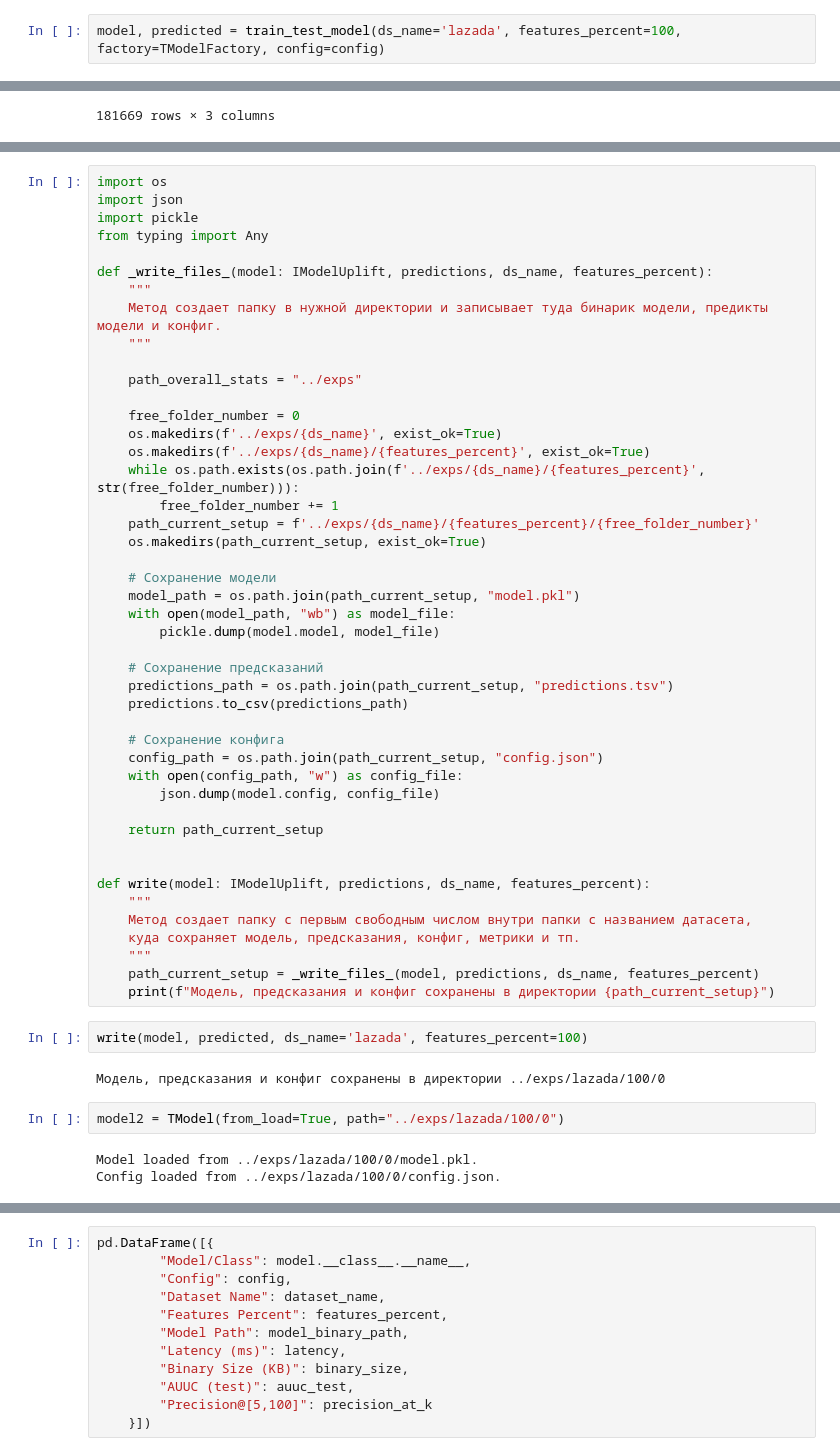
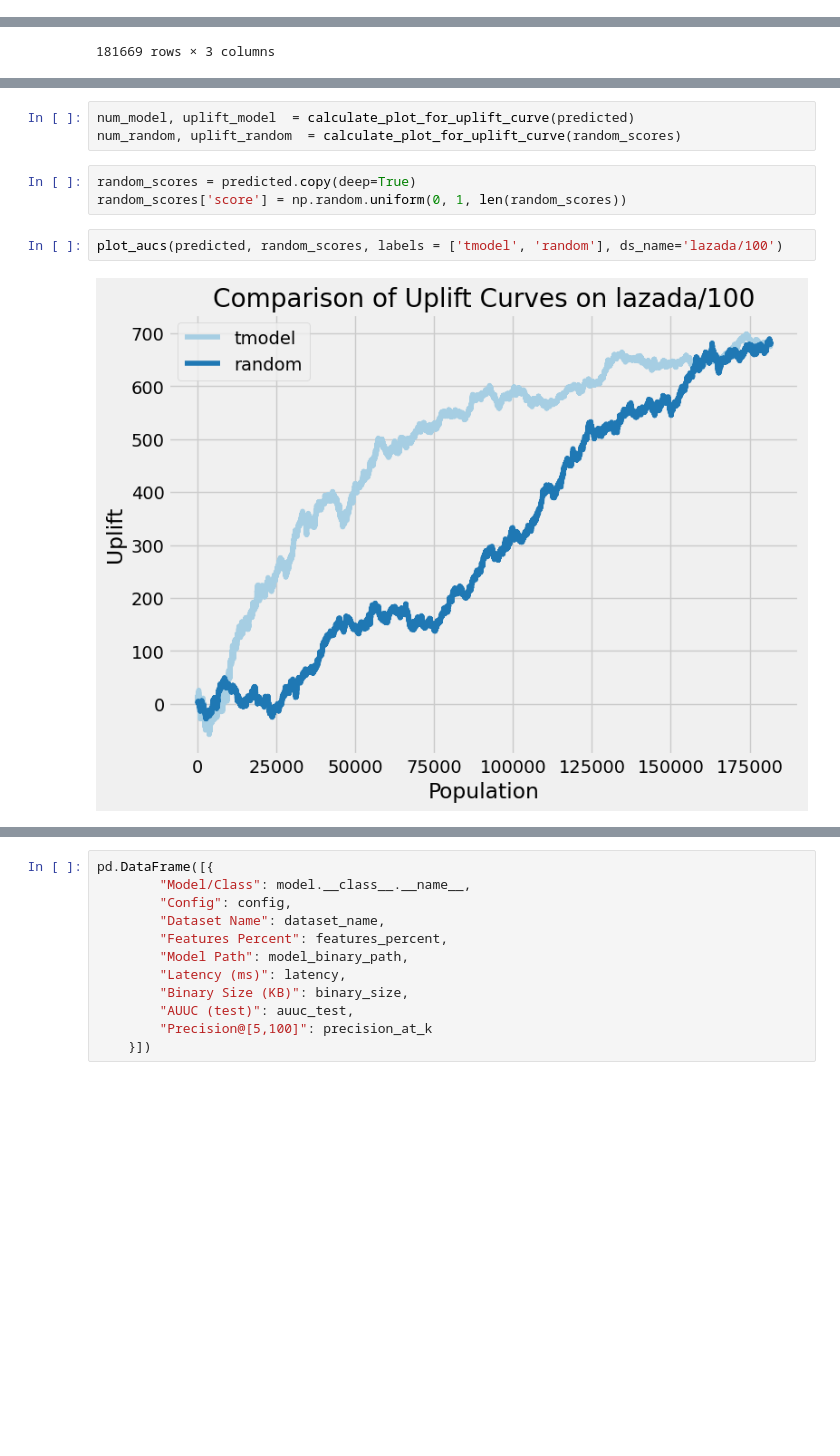
Before and after one commit to OganyanRV/UpliftModelingResearch, a Jupyter notebook: notebooks/sanbox for model factory.ipynb, the cells around one changed output, grey strips where cells are left out. Cells and saved outputs as stored; diff of their text form; blank space fills up the shorter version.

```diff
--- a/notebooks/sanbox for model factory.ipynb
+++ b/notebooks/sanbox for model factory.ipynb
@@ -230,2 +240,0 @@ train_path, test_path = get_paths_train_test(ds_name='lazada', features_percent=
-# %%
-model, predicted = train_test_model(ds_name='lazada', features_percent=100, factory=TModelFactory, config=config)
@@ -262,54 +295,10 @@ model.config
-# %%
-import os
-import json
-import pickle
-from typing import Any
-
-def _write_files_(model: IModelUplift, predictions, ds_name, features_percent):
-    """
-    Метод создает папку в нужной директории и записывает туда бинарик модели, предикты модели и конфиг.
-    """
-
-    path_overall_stats = "../exps"
-
-    free_folder_number = 0
-    os.makedirs(f'../exps/{ds_name}', exist_ok=True)
-    os.makedirs(f'../exps/{ds_name}/{features_percent}', exist_ok=True)
-    while os.path.exists(os.path.join(f'../exps/{ds_name}/{features_percent}', str(free_folder_number))):
-        free_folder_number += 1
-    path_current_setup = f'../exps/{ds_name}/{features_percent}/{free_folder_number}'
-    os.makedirs(path_current_setup, exist_ok=True)
-
-    # Сохранение модели
-    model_path = os.path.join(path_current_setup, "model.pkl")
-    with open(model_path, "wb") as model_file:
-        pickle.dump(model.model, model_file)
-
-    # Сохранение предсказаний
-    predictions_path = os.path.join(path_current_setup, "predictions.tsv")
-    predictions.to_csv(predictions_path)
-
-    # Сохранение конфига
-    config_path = os.path.join(path_current_setup, "config.json")
-    with open(config_path, "w") as config_file:
-        json.dump(model.config, config_file)
-
-    return path_current_setup
-
-
-def write(model: IModelUplift, predictions, ds_name, features_percent):
-    """
-    Метод создает папку с первым свободным числом внутри папки с названием датасета,
-    куда сохраняет модель, предсказания, конфиг, метрики и тп.
-    """
-    path_current_setup = _write_files_(model, predictions, ds_name, features_percent)
-    print(f"Модель, предсказания и конфиг сохранены в директории {path_current_setup}")
+# %%
+num_model, uplift_model  = calculate_plot_for_uplift_curve(predicted)
+num_random, uplift_random  = calculate_plot_for_uplift_curve(random_scores)
+# %%
+random_scores = predicted.copy(deep=True)
+random_scores['score'] = np.random.uniform(0, 1, len(random_scores))
 # %%
-write(model, predicted, ds_name='lazada', features_percent=100)
+plot_aucs(predicted, random_scores, labels = ['tmodel', 'random'], ds_name='lazada/100')
 # %% [output]
-Модель, предсказания и конфиг сохранены в директории ../exps/lazada/100/0
+[figure, added]
-# %%
-model2 = TModel(from_load=True, path="../exps/lazada/100/0")
-# %% [output]
-Model loaded from ../exps/lazada/100/0/model.pkl.
-Config loaded from ../exps/lazada/100/0/config.json.
```
Also changed, not shown: parts of 38 cells of this notebook, 14 other files.
